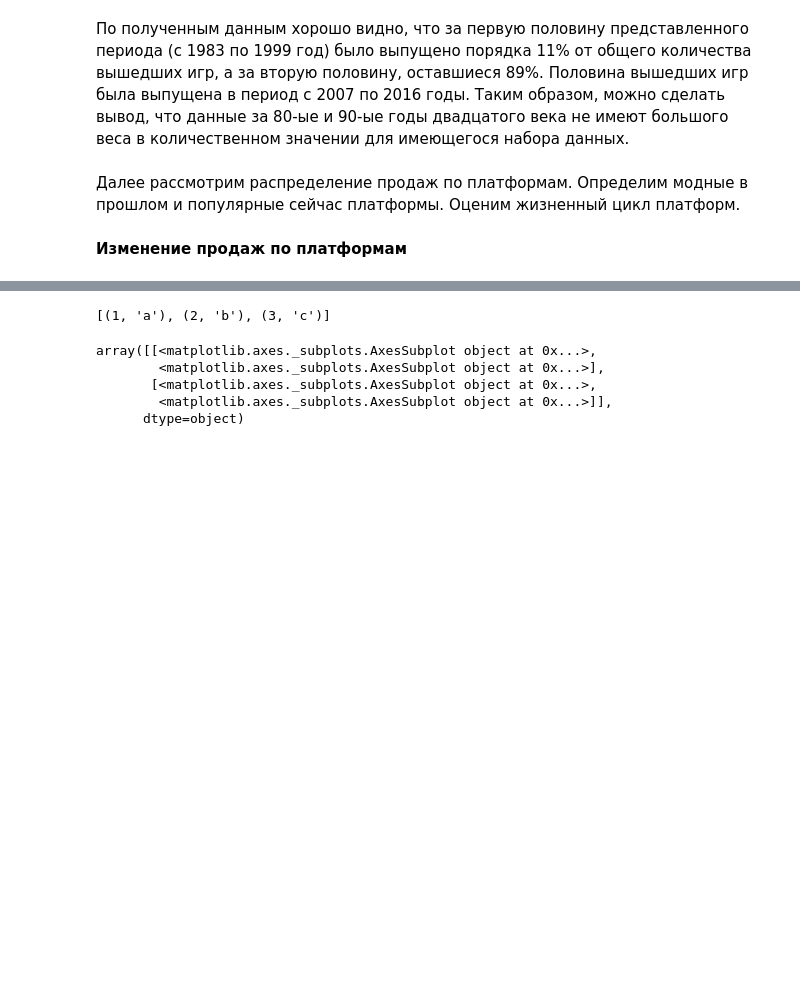
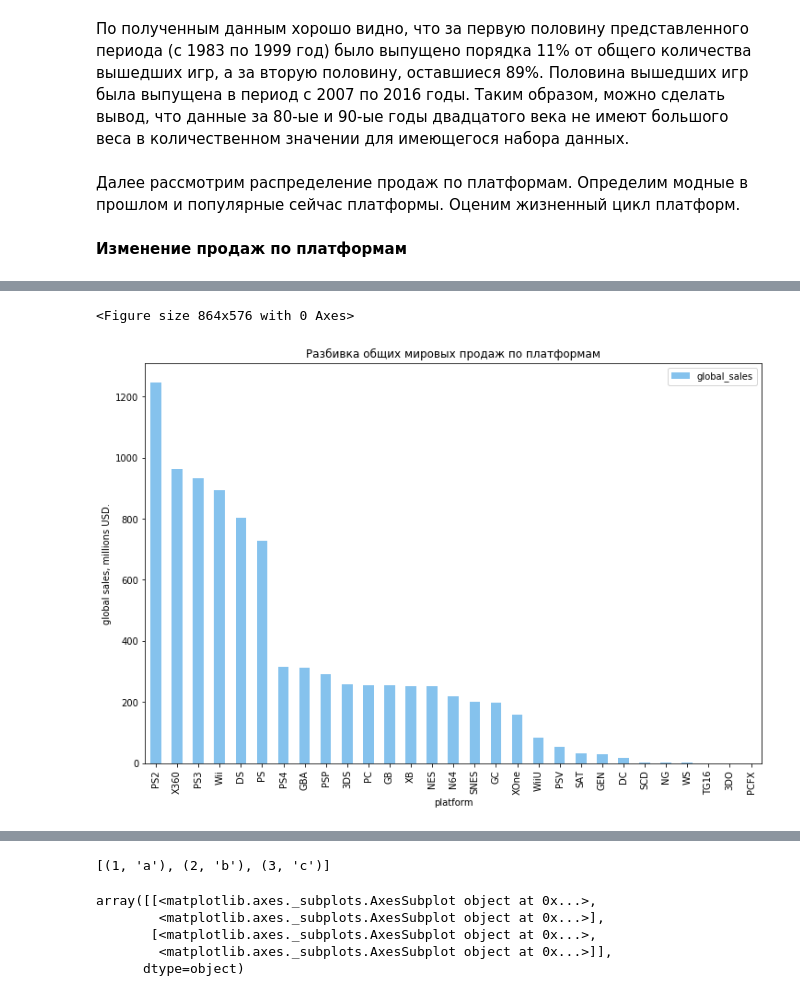
Before and after one commit to nktnlx/data_analysis_portfolio, a Jupyter notebook: video_games_sales.ipynb, the cells around one changed output, grey strips where cells are left out. Drawn from its saved outputs; the diff is of its cells as text; code cells hidden in the pictures; blank space fills up the shorter version.

Commit message:
stage 3 pop platforms picked

```diff
--- a/video_games_sales.ipynb
+++ b/video_games_sales.ipynb
@@ -1324,3 +1326,8 @@ plt.show();
 Далее рассмотрим распределение продаж по платформам. Определим модные в прошлом и популярные сейчас платформы. Оценим жизненный цикл платформ.
 # %% [markdown]
 **Изменение продаж по платформам**
+# %%
+plt_sales = df.groupby('platform', as_index=False).agg({'global_sales': 'sum'}) \
+    .sort_values('global_sales', ascending=False)
+
+plt_sales
@@ -1326,0 +1352,17 @@ plt.show();
+# %%
+# размер фигуры
+plt.figure(figsize=(12, 8))
+
+# задание параметров построения графика
+plt_sales.plot(x='platform',
+               y='global_sales',
+               kind='bar',
+               figsize=(12, 8),
+               title='Разбивка общих мировых продаж по платформам',
+               color='#85c2ed');
+
+# задание подписи оси у
+plt.ylabel('global sales, millions USD.');
+# %% [output]
+<Figure size 864x576 with 0 Axes>
+[figure, added]
```
Also changed, not shown: parts of 17 cells of this notebook.
